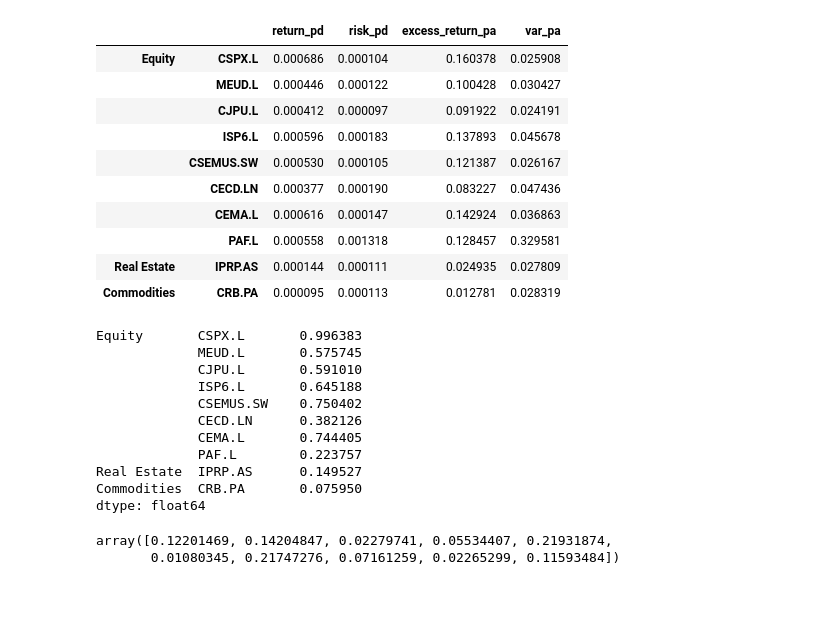
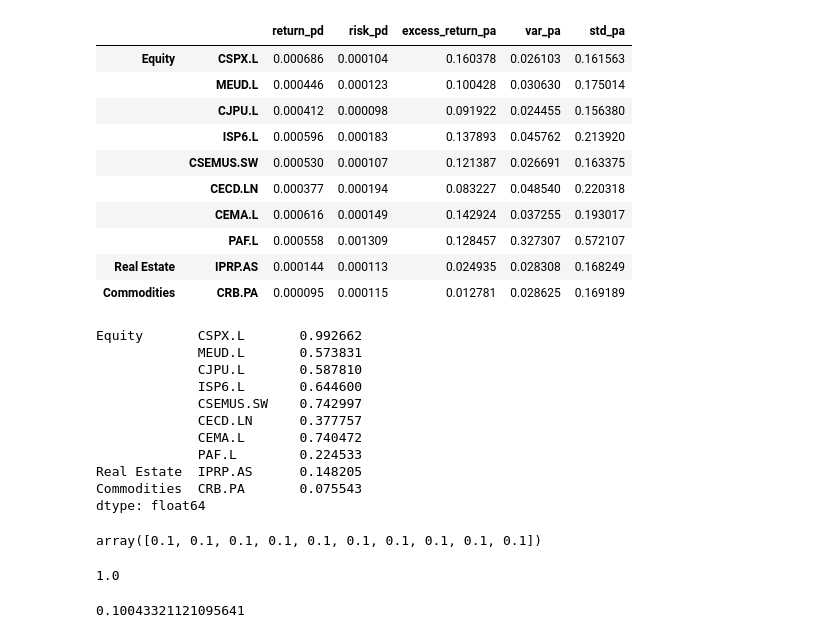
Before and after one commit to knappekl1/Robo_portfolio, a Jupyter notebook: Optimizer.ipynb, the cells around one changed output. Saved outputs shown, nothing was run; the diff lists cells and outputs as text; code cells hidden in the pictures; blank space fills up the shorter version.

```diff
--- a/Optimizer.ipynb
+++ b/Optimizer.ipynb
@@ -5,4 +5,4 @@ import pandas as pd
 import matplotlib.pyplot as plt
 import seaborn as sns
 # %%
-universe = pd.read_csv("diff_clean_all.csv", header=[0,1], index_col=[0])
+universe = pd.read_csv("diff_clean_all.csv", header=[0,1], index_col=[0], parse_dates=True)
@@ -31,5 +35,5 @@ portfolio = universe[pf_components].copy()
 # %%
-pf_stats = pd.DataFrame([portfolio.mean(axis=0), portfolio.var(axis=0)], index=["return_pd","risk_pd"])
+pf_stats = pd.DataFrame([portfolio.mean(axis=0), portfolio.apply(lambda x: np.log(1+x)).var(axis=0)], index=["return_pd","risk_pd"])
 # %%
 pf_stats = pf_stats.transpose()
 # %%
@@ -58,37 +78,41 @@ cov_matrix_pa
 # %%
+pf_stats["std_pa"] = pf_stats["var_pa"]**(1/2)
 pf_stats
 # %% [output]
-|  |  | return_pd | risk_pd | excess_return_pa | var_pa |
-| Equity | CSPX.L | 0.000686 | 0.000104 | 0.160378 | 0.025908 |
-|  | MEUD.L | 0.000446 | 0.000122 | 0.100428 | 0.030427 |
-|  | CJPU.L | 0.000412 | 0.000097 | 0.091922 | 0.024191 |
-|  | ISP6.L | 0.000596 | 0.000183 | 0.137893 | 0.045678 |
-|  | CSEMUS.SW | 0.000530 | 0.000105 | 0.121387 | 0.026167 |
-|  | CECD.LN | 0.000377 | 0.000190 | 0.083227 | 0.047436 |
-|  | CEMA.L | 0.000616 | 0.000147 | 0.142924 | 0.036863 |
-|  | PAF.L | 0.000558 | 0.001318 | 0.128457 | 0.329581 |
-| Real Estate | IPRP.AS | 0.000144 | 0.000111 | 0.024935 | 0.027809 |
-| Commodities | CRB.PA | 0.000095 | 0.000113 | 0.012781 | 0.028319 |
+|  |  | return_pd | risk_pd | excess_return_pa | var_pa | std_pa |
+| Equity | CSPX.L | 0.000686 | 0.000104 | 0.160378 | 0.026103 | 0.161563 |
+|  | MEUD.L | 0.000446 | 0.000123 | 0.100428 | 0.030630 | 0.175014 |
+|  | CJPU.L | 0.000412 | 0.000098 | 0.091922 | 0.024455 | 0.156380 |
+|  | ISP6.L | 0.000596 | 0.000183 | 0.137893 | 0.045762 | 0.213920 |
+|  | CSEMUS.SW | 0.000530 | 0.000107 | 0.121387 | 0.026691 | 0.163375 |
+|  | CECD.LN | 0.000377 | 0.000194 | 0.083227 | 0.048540 | 0.220318 |
+|  | CEMA.L | 0.000616 | 0.000149 | 0.142924 | 0.037255 | 0.193017 |
+|  | PAF.L | 0.000558 | 0.001309 | 0.128457 | 0.327307 | 0.572107 |
+| Real Estate | IPRP.AS | 0.000144 | 0.000113 | 0.024935 | 0.028308 | 0.168249 |
+| Commodities | CRB.PA | 0.000095 | 0.000115 | 0.012781 | 0.028625 | 0.169189 |
 # %%
-pf_stats["excess_return_pa"]/pf_stats["var_pa"]**(1/2)
+pf_stats["excess_return_pa"]/pf_stats["var_pa"]**(1/2) #Sharpe ratios
 # %% [output]
-Equity       CSPX.L       0.996383
-             MEUD.L       0.575745
-             CJPU.L       0.591010
-             ISP6.L       0.645188
-             CSEMUS.SW    0.750402
-             CECD.LN      0.382126
-             CEMA.L       0.744405
-             PAF.L        0.223757
-Real Estate  IPRP.AS      0.149527
-Commodities  CRB.PA       0.075950
+Equity       CSPX.L       0.992662
+             MEUD.L       0.573831
+             CJPU.L       0.587810
+             ISP6.L       0.644600
+             CSEMUS.SW    0.742997
+             CECD.LN      0.377757
+             CEMA.L       0.740472
+             PAF.L        0.224533
+Real Estate  IPRP.AS      0.148205
+Commodities  CRB.PA       0.075543
 dtype: float64
 # %%
-weights = np.random.rand(len(pf_stats))
-weights = weights / weights.sum()
+# weights = np.random.rand(len(pf_stats))
+# weights = weights / weights.sum()
+weights = np.full(len(pf_stats),1/len(pf_stats))
+weights
+# %% [output]
+array([0.1, 0.1, 0.1, 0.1, 0.1, 0.1, 0.1, 0.1, 0.1, 0.1])
 # %%
-weights
+np.round(weights.sum(), decimals=3)
 # %% [output]
-array([0.12201469, 0.14204847, 0.02279741, 0.05534407, 0.21931874,
-       0.01080345, 0.21747276, 0.07161259, 0.02265299, 0.11593484])
+1.0
 # %%
@@ -95,0 +120,7 @@ pf_excess_return = np.matmul(weights, pf_stats["excess_return_pa"].transpose())
+# %%
+test_df = pd.DataFrame([pf_stats["excess_return_pa"].values, weights])
+test_df = test_df.transpose()
+test_df[2] = test_df[0] * test_df[1]
+test_df[2].sum()
+# %% [output]
+0.10043321121095641
```
Also changed, not shown: parts of 43 cells of this notebook.
